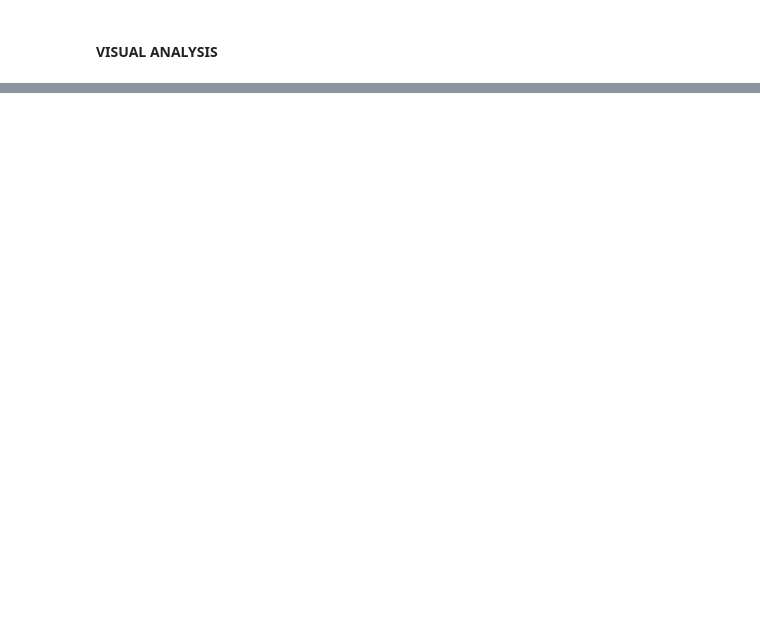
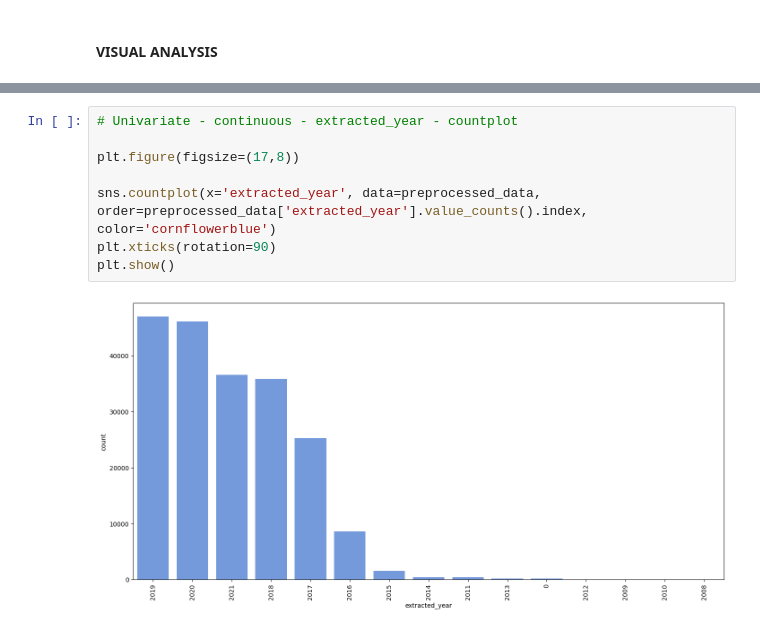
Before and after one commit to Karthik-raghavan/netflix-data-exploration-and-visualization, a Jupyter notebook: netflix-data-exploration.ipynb, the cells around one changed output, grey strips where cells are left out. Saved outputs shown, nothing was run; the diff lists cells and outputs as text; blank space fills up the shorter version.

Commit message:
Performed Univariate analysis using countplot and histogram on numerical columns

```diff
--- a/netflix-data-exploration.ipynb
+++ b/netflix-data-exploration.ipynb
@@ -574,0 +585,10 @@ preprocessed_data[preprocessed_data['extracted_year'] == 0].head(2)
+# %%
+# Univariate - continuous - extracted_year - countplot
+
+plt.figure(figsize=(17,8))
+
+sns.countplot(x='extracted_year', data=preprocessed_data, order=preprocessed_data['extracted_year'].value_counts().index, color='cornflowerblue')
+plt.xticks(rotation=90)
+plt.show()
+# %% [output]
+[figure, added]
```
Also changed, not shown: parts of 8 cells of this notebook.
